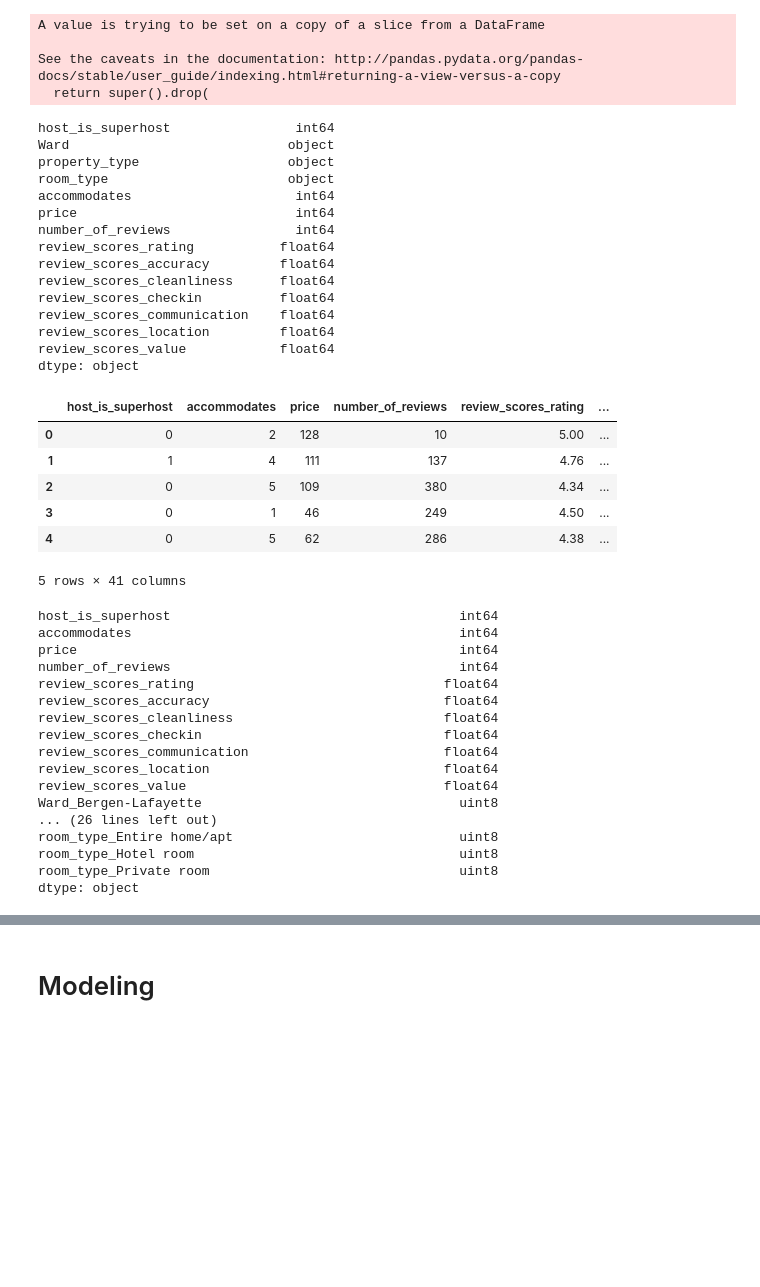
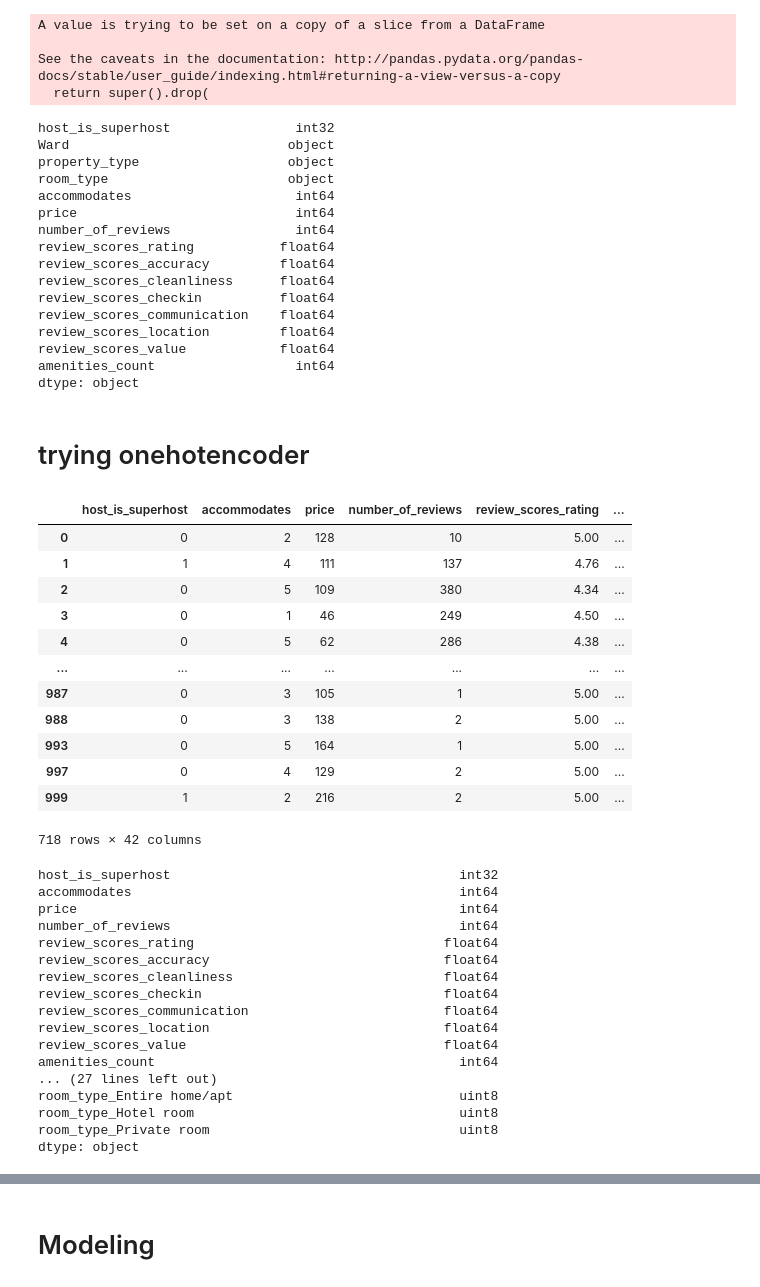
Before and after one commit to YordyCastillo/Airbnb_jerseycity, a Jupyter notebook: jersey city analysis.ipynb, the cells around one changed output, grey strips where cells are left out. Drawn from its saved outputs; the diff is of its cells as text; code cells hidden in the pictures; blank space fills up the shorter version.

```diff
--- a/jersey city analysis.ipynb
+++ b/jersey city analysis.ipynb
@@ -497,3 +512,5 @@ newer_df.property_type.nunique()
+# %%
+newer_df['amenities_count']=df.amenities.str.count(",")
 # %%
 newer_df.describe()
 # %% [output]
@@ -651,3 +693,5 @@ Entire home/apt    468
 Private room       239
 Hotel room          12
 Name: room_type, dtype: int64
+# %%
+df_no_outlier.host_is_superhost= (df.host_is_superhost=='t').astype(int)
@@ -653,0 +729,3 @@ Name: room_type, dtype: int64
+# %%
+price_indexed = df_no_outlier.set_index(['price']).reset_index().copy()
+price_indexed=price_indexed.drop(['description'],axis=1)
@@ -779,7 +956,7 @@ df_no_outlier.drop(['amenities'],axis=1,inplace=True)
 # %%
 df_no_outlier.dtypes
 # %% [output]
-host_is_superhost                int64
+host_is_superhost                int32
 Ward                            object
 property_type                   object
 room_type                       object
@@ -793,23 +970,32 @@ review_scores_checkin          float64
 review_scores_communication    float64
 review_scores_location         float64
 review_scores_value            float64
+amenities_count                  int64
 dtype: object
+# %% [markdown]
+# trying onehotencoder
 # %%
 df=pd.get_dummies(df_no_outlier)
 # %%
-df.head()
+df
 # %% [output]
 |  | host_is_superhost | accommodates | price | number_of_reviews | review_scores_rating | ... |
 | 0 | 0 | 2 | 128 | 10 | 5.00 | ... |
 | 1 | 1 | 4 | 111 | 137 | 4.76 | ... |
 | 2 | 0 | 5 | 109 | 380 | 4.34 | ... |
 | 3 | 0 | 1 | 46 | 249 | 4.50 | ... |
 | 4 | 0 | 5 | 62 | 286 | 4.38 | ... |
+| ... | ... | ... | ... | ... | ... | ... |
+| 987 | 0 | 3 | 105 | 1 | 5.00 | ... |
+| 988 | 0 | 3 | 138 | 2 | 5.00 | ... |
+| 993 | 0 | 5 | 164 | 1 | 5.00 | ... |
+| 997 | 0 | 4 | 129 | 2 | 5.00 | ... |
+| 999 | 1 | 2 | 216 | 2 | 5.00 | ... |
-5 rows × 41 columns
+718 rows × 42 columns
 # %%
 df.dtypes
 # %% [output]
-host_is_superhost                                     int64
+host_is_superhost                                     int32
 accommodates                                          int64
 price                                                 int64
 number_of_reviews                                     int64
@@ -820,8 +1006,8 @@ review_scores_checkin                               float64
 review_scores_communication                         float64
 review_scores_location                              float64
 review_scores_value                                 float64
-Ward_Bergen-Lafayette                                 uint8
-... (26 lines left out)
+amenities_count                                       int64
+... (27 lines left out)
 room_type_Entire home/apt                             uint8
 room_type_Hotel room                                  uint8
 room_type_Private room                                uint8
```
Also changed, not shown: parts of 96 cells of this notebook.
